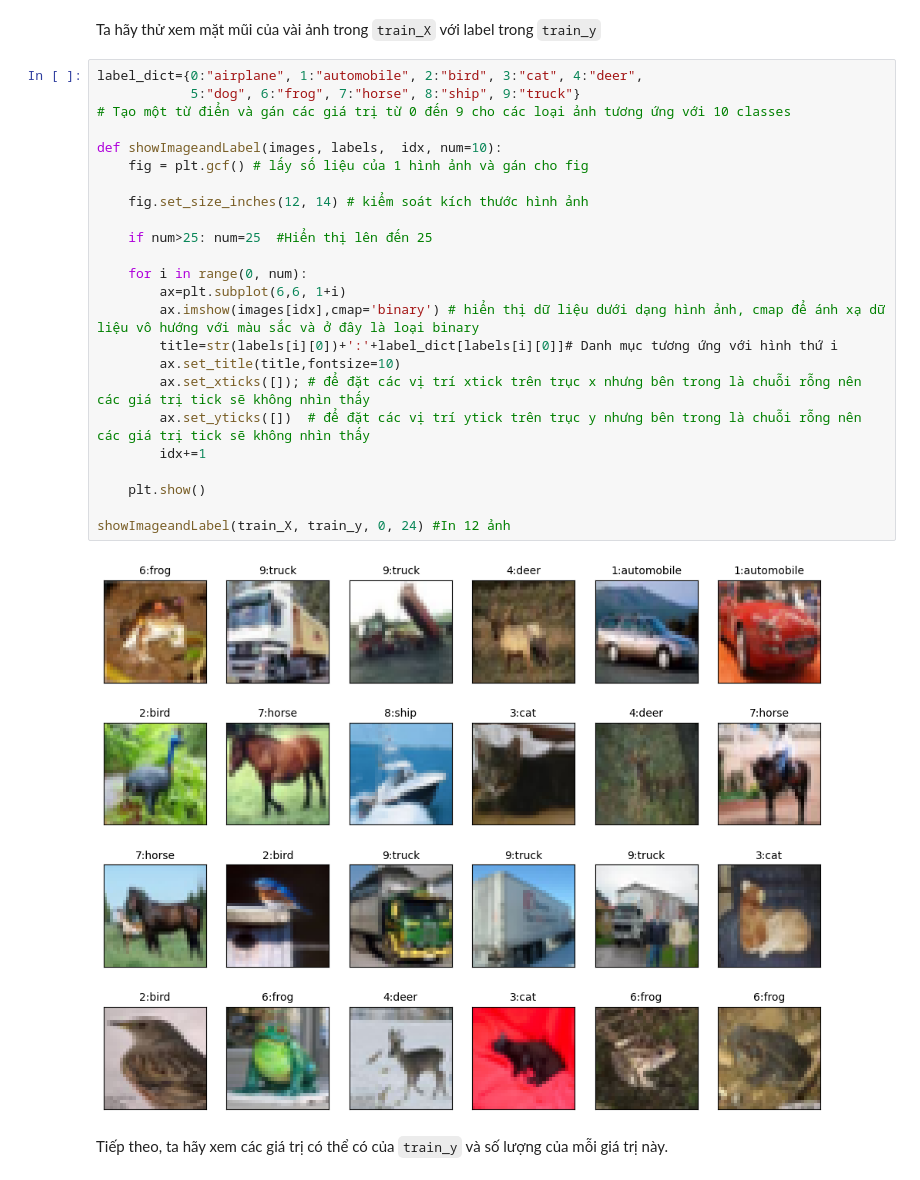
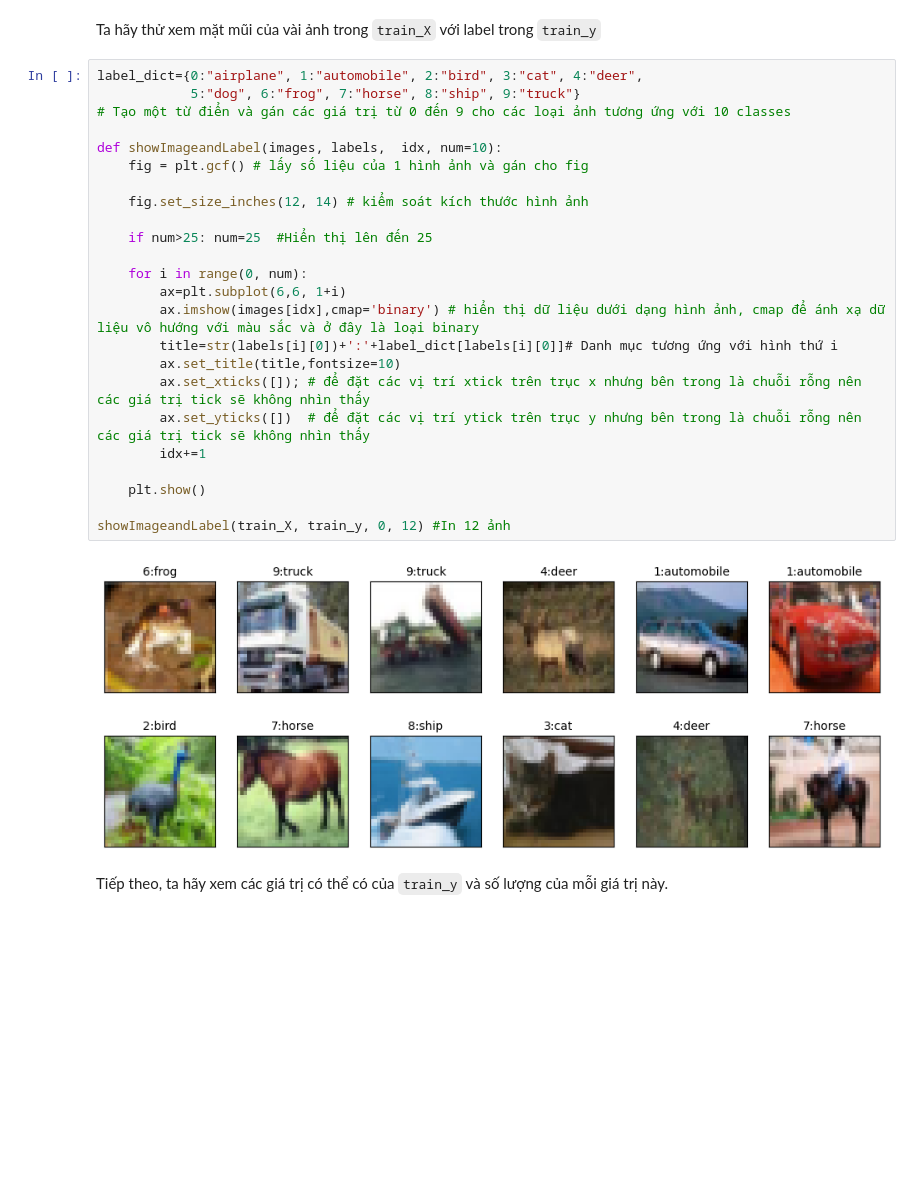
Before and after one commit to thienbanho/ML_CourseProject, a Jupyter notebook: 22127417_22127397.ipynb, the cells around one changed output. Cells and saved outputs as stored; diff of their text form; blank space fills up the shorter version.

```diff
--- a/22127417_22127397.ipynb
+++ b/22127417_22127397.ipynb
@@ -60,29 +59,29 @@ Ta hãy thử xem mặt mũi của vài ảnh trong `train_X` với label trong
 # %%
 label_dict={0:"airplane", 1:"automobile", 2:"bird", 3:"cat", 4:"deer",
             5:"dog", 6:"frog", 7:"horse", 8:"ship", 9:"truck"}
 # Tạo một từ điển và gán các giá trị từ 0 đến 9 cho các loại ảnh tương ứng với 10 classes
 
 def showImageandLabel(images, labels,  idx, num=10):
     fig = plt.gcf() # lấy số liệu của 1 hình ảnh và gán cho fig
 
     fig.set_size_inches(12, 14) # kiểm soát kích thước hình ảnh
 
     if num>25: num=25  #Hiển thị lên đến 25
 
     for i in range(0, num):
         ax=plt.subplot(6,6, 1+i)
         ax.imshow(images[idx],cmap='binary') # hiển thị dữ liệu dưới dạng hình ảnh, cmap để ánh xạ dữ liệu vô hướng với màu sắc và ở đây là loại binary
         title=str(labels[i][0])+':'+label_dict[labels[i][0]]# Danh mục tương ứng với hình thứ i
         ax.set_title(title,fontsize=10)
         ax.set_xticks([]); # để đặt các vị trí xtick trên trục x nhưng bên trong là chuỗi rỗng nên các giá trị tick sẽ không nhìn thấy
         ax.set_yticks([])  # để đặt các vị trí ytick trên trục y nhưng bên trong là chuỗi rỗng nên các giá trị tick sẽ không nhìn thấy
         idx+=1
 
     plt.show()
 
-showImageandLabel(train_X, train_y, 0, 24) #In 12 ảnh
+showImageandLabel(train_X, train_y, 0, 12) #In 12 ảnh
 # %% [output]
-[figure, old version]
+[figure, new version]
 # %% [markdown]
 Tiếp theo, ta hãy xem các giá trị có thể có của `train_y` và số lượng của mỗi giá trị này.
 # %%
```
Also changed, not shown: parts of 18 cells of this notebook.
